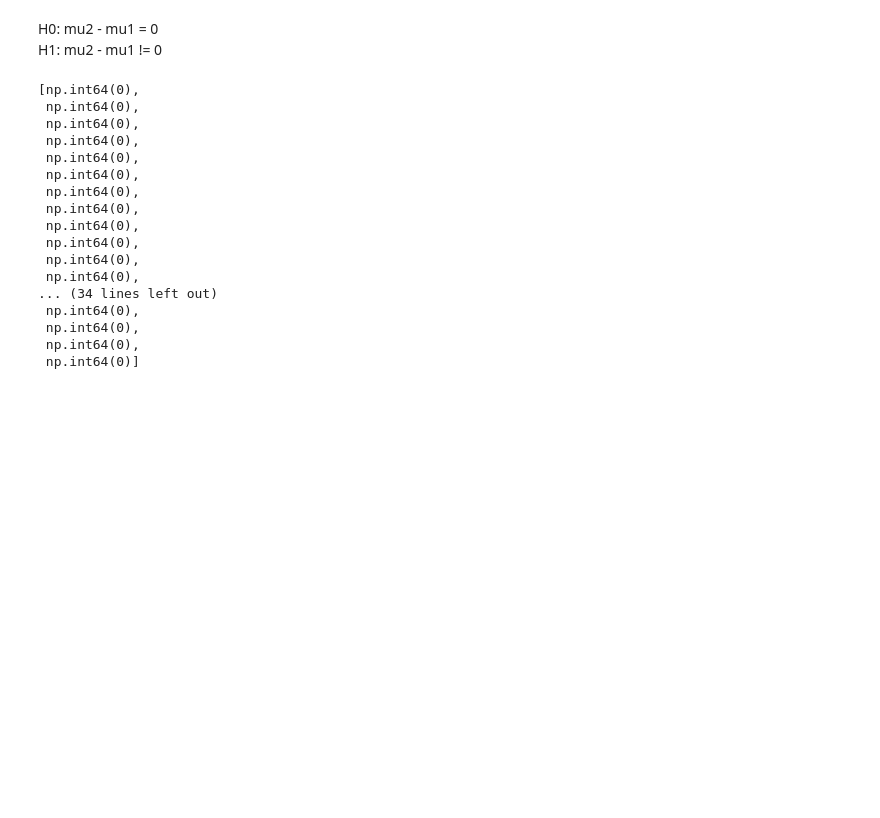
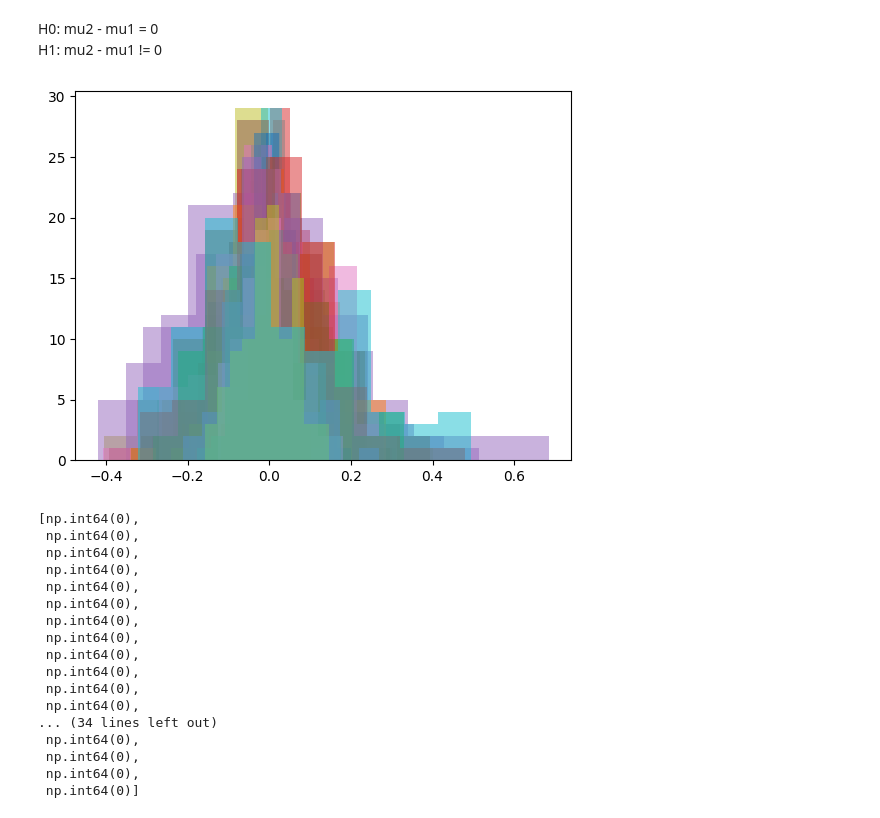
Before and after one commit to TheMexicanTarzan/Reto-COPPEL, a Jupyter notebook: Análisis_COPPEL.ipynb, the cells around one changed output. Drawn from its saved outputs; the diff is of its cells as text; code cells hidden in the pictures; blank space fills up the shorter version.

```diff
--- a/Análisis_COPPEL.ipynb
+++ b/Análisis_COPPEL.ipynb
@@ -488,28 +490,30 @@ H1: mu2 - mu1 != 0
 # %%
 p_values = []
 
 for tienda in df["Tienda"].unique():
     aux = df[df["Tienda"] == tienda]
 
     # Valor observadoa
-    obs = (aux[aux["Status"] == "ausente"]["Tiempo_espera"].median() -
-           aux[aux["Status"] == "atendido"]["Tiempo_espera"].median())
+    obs = (aux[aux["Status"] == "ausente"]["Tiempo_espera"].mean() -
+           aux[aux["Status"] == "atendido"]["Tiempo_espera"].mean())
 
     B = 100
     atendidos = aux[aux["Status"] == "atendido"]
     ausente = aux[aux["Status"] == "ausente"]
     diferencias_medias = []
 
     for _ in range(B):
         etiquetas = np.random.permutation(aux["Status"])
-        diferencias_medias.append(aux[etiquetas == "ausente"]["Tiempo_espera"].median() -
-                                  aux[etiquetas == "atendido"]["Tiempo_espera"].median())
+        diferencias_medias.append(aux[etiquetas == "ausente"]["Tiempo_espera"].mean() -
+                                  aux[etiquetas == "atendido"]["Tiempo_espera"].mean())
 
     p_values.append(np.sum(diferencias_medias >= obs))
 
     plt.hist(diferencias_medias, alpha=0.5)
 
 plt.show()
+# %% [output]
+[figure, added]
 # %%
 p_values
 # %% [output]
```
Also changed, not shown: parts of 6 cells of this notebook.
